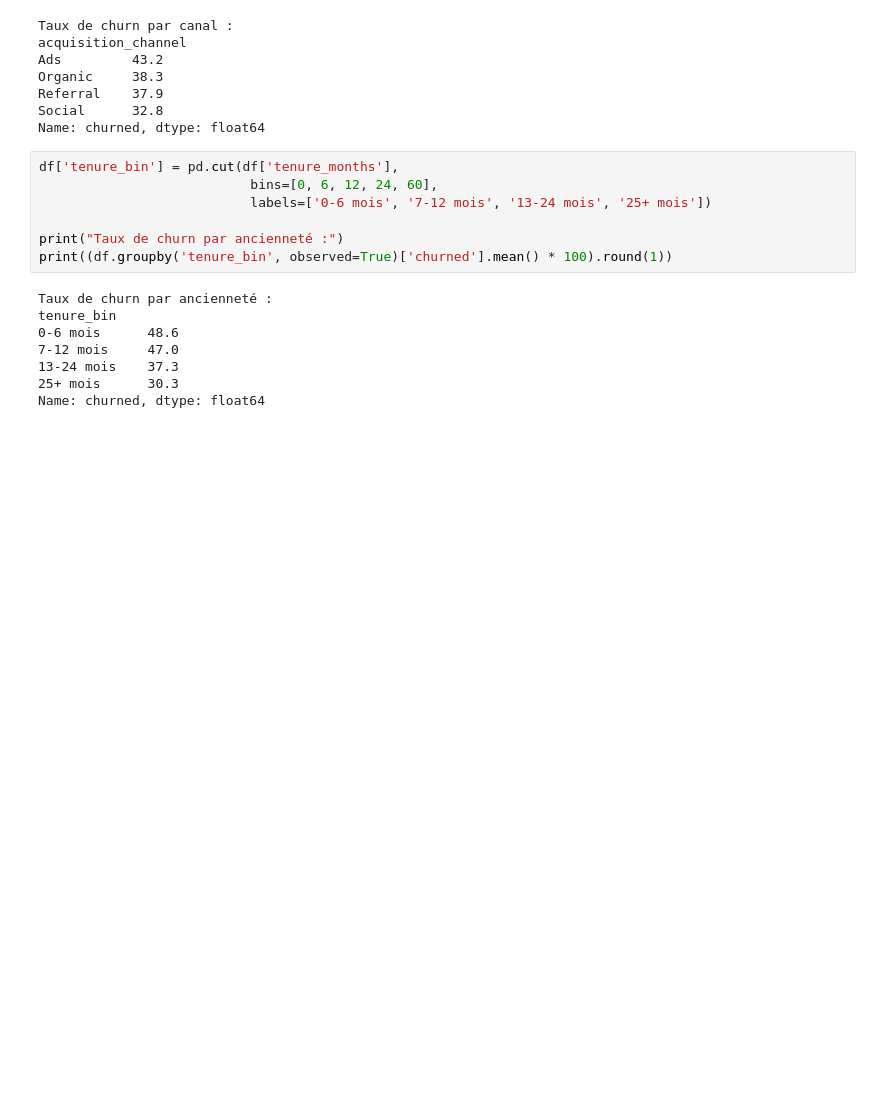
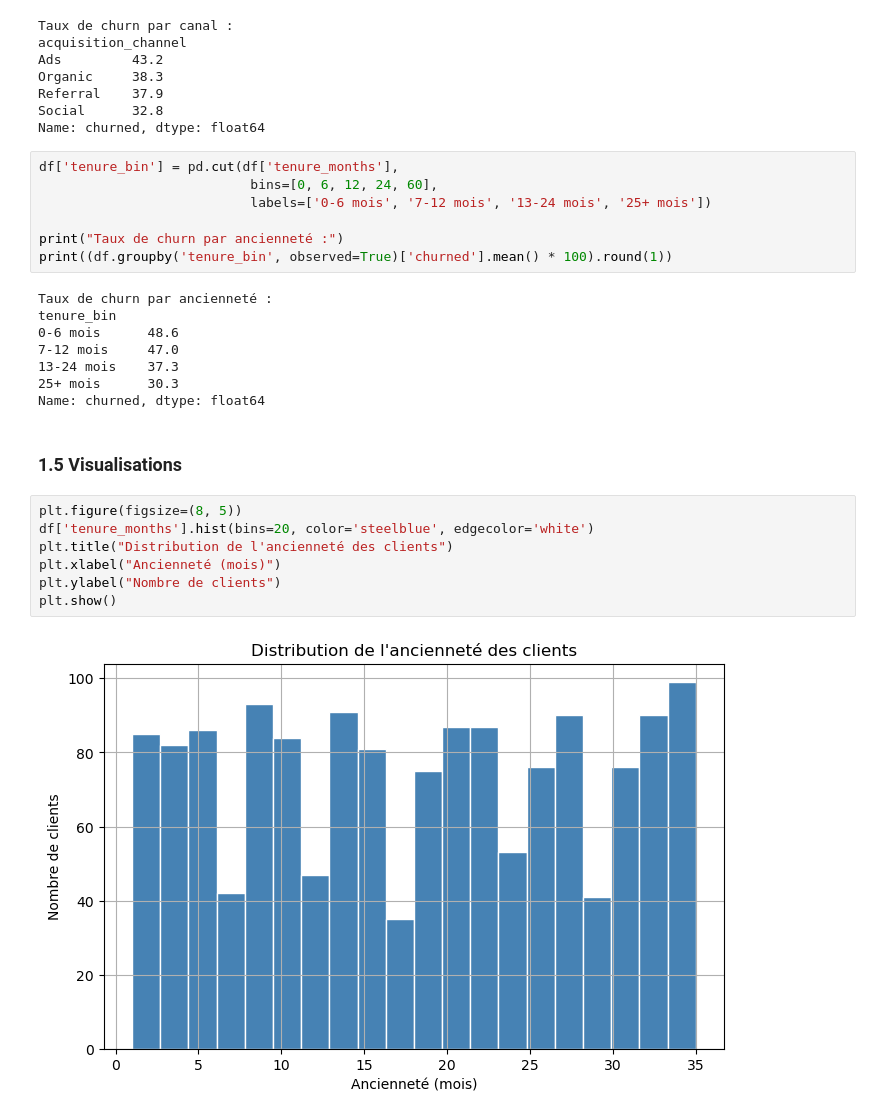
Before and after one commit to bengalybakary225/-analyse_fluxapp, a Jupyter notebook: analyse_fluxapp.ipynb, the cells around one changed output. Drawn from its saved outputs; the diff is of its cells as text; blank space fills up the shorter version.

Commit message:
visualisations et constats clés

```diff
--- a/analyse_fluxapp.ipynb
+++ b/analyse_fluxapp.ipynb
@@ -140,3 +143,14 @@ tenure_bin
 13-24 mois    37.3
 25+ mois      30.3
 Name: churned, dtype: float64
+# %% [markdown]
+### 1.5 Visualisations
+# %%
+plt.figure(figsize=(8, 5))
+df['tenure_months'].hist(bins=20, color='steelblue', edgecolor='white')
+plt.title("Distribution de l'ancienneté des clients")
+plt.xlabel("Ancienneté (mois)")
+plt.ylabel("Nombre de clients")
+plt.show()
+# %% [output]
+[figure, added]
```
Also changed, not shown: parts of 5 cells of this notebook, 1 other file.
